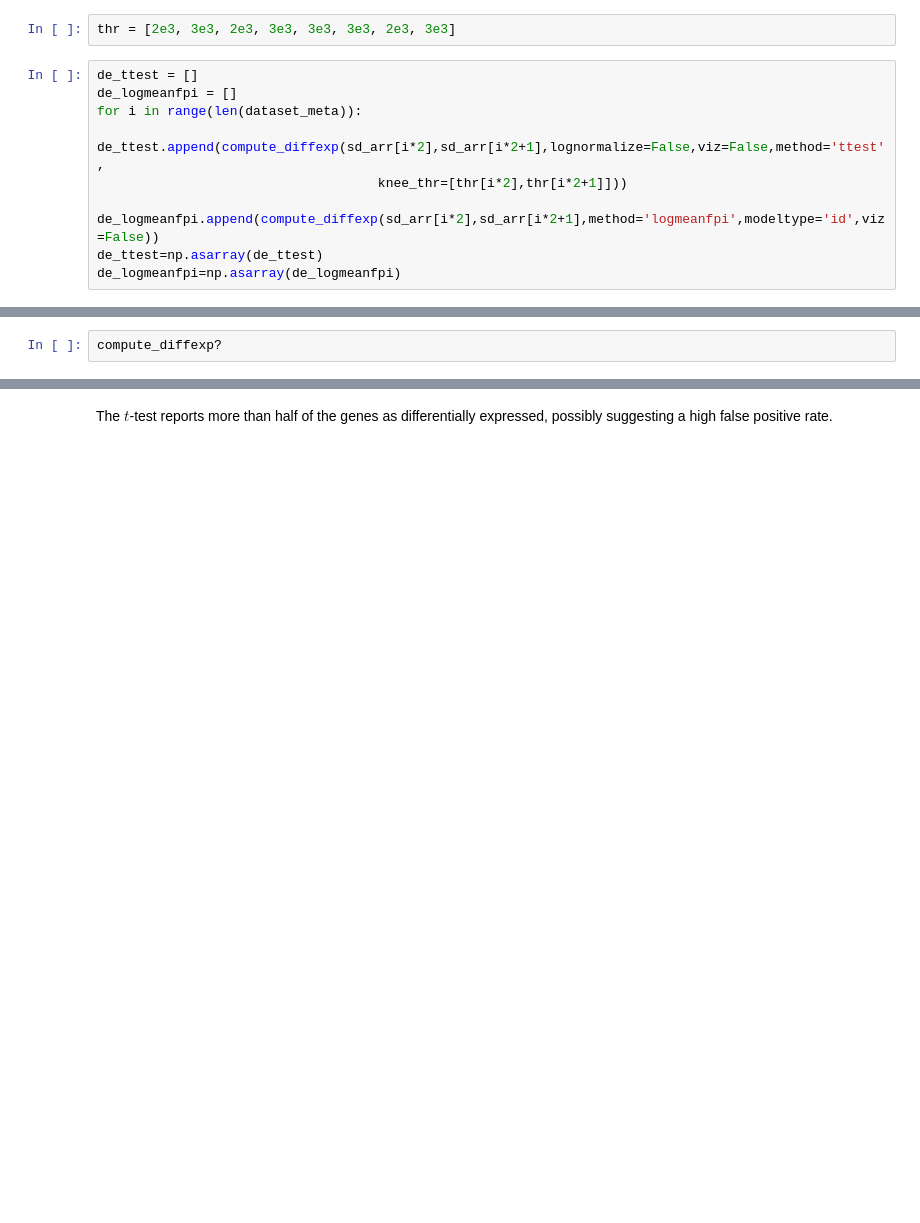
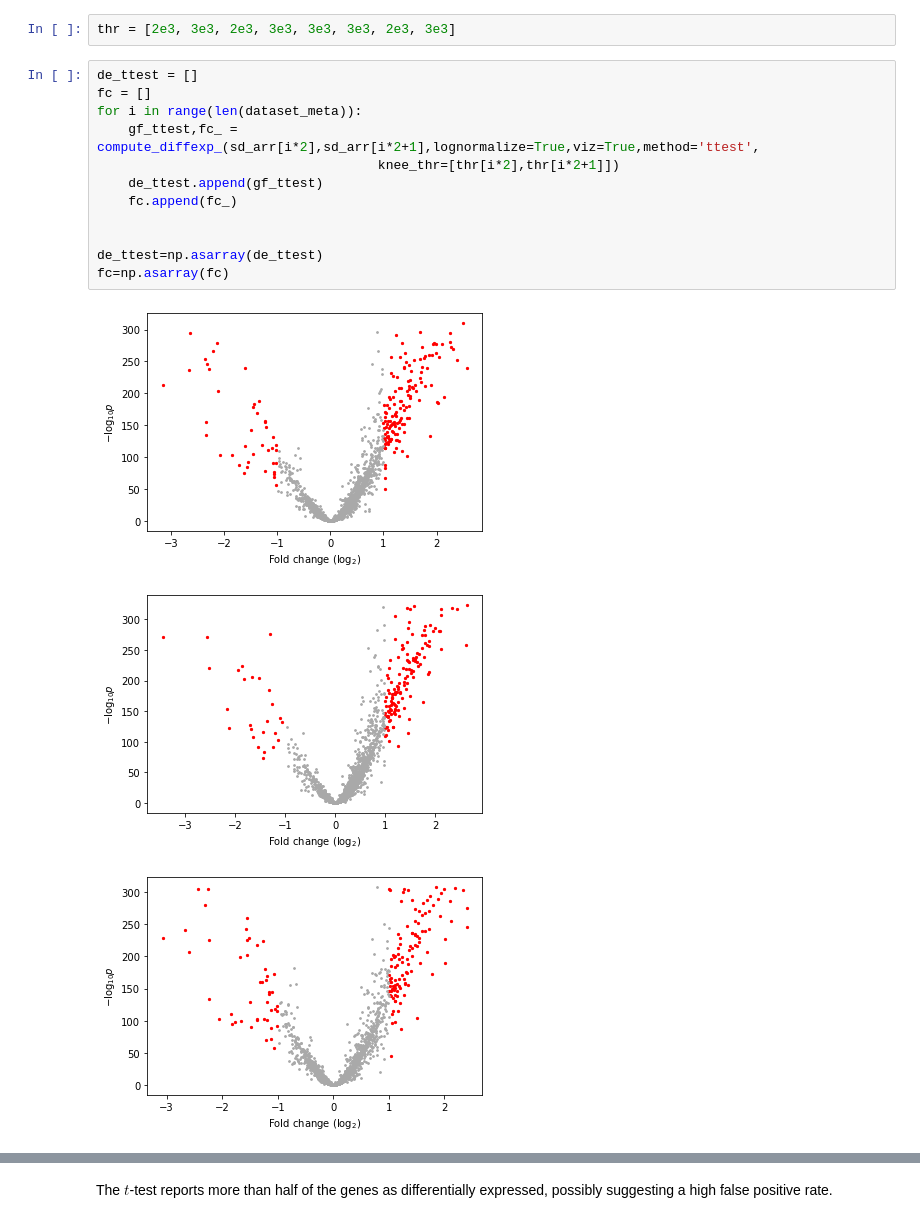
Before and after one commit to gennadygorin/seq-cme-technoise, a Jupyter notebook: gg220601_allen_celltypes_de_analysis.ipynb, the cells around one changed output, grey strips where cells are left out. Cells and saved outputs as stored; diff of their text form; blank space fills up the shorter version.

```diff
--- a/gg220601_allen_celltypes_de_analysis.ipynb
+++ b/gg220601_allen_celltypes_de_analysis.ipynb
@@ -259,10 +259,17 @@ Alternatively, we can find differentially expressed genes by a $t$-test and an a
 thr = [2e3, 3e3, 2e3, 3e3, 3e3, 3e3, 2e3, 3e3]
 # %%
 de_ttest = []
-de_logmeanfpi = []
+fc = []
 for i in range(len(dataset_meta)):
-    de_ttest.append(compute_diffexp(sd_arr[i*2],sd_arr[i*2+1],lognormalize=False,viz=False,method='ttest',
-                                    knee_thr=[thr[i*2],thr[i*2+1]]))
-    de_logmeanfpi.append(compute_diffexp(sd_arr[i*2],sd_arr[i*2+1],method='logmeanfpi',modeltype='id',viz=False))
+    gf_ttest,fc_ = compute_diffexp_(sd_arr[i*2],sd_arr[i*2+1],lognormalize=True,viz=True,method='ttest',
+                                    knee_thr=[thr[i*2],thr[i*2+1]])
+    de_ttest.append(gf_ttest)
+    fc.append(fc_)
+
+
 de_ttest=np.asarray(de_ttest)
-de_logmeanfpi=np.asarray(de_logmeanfpi)
+fc=np.asarray(fc)
+# %% [output]
+[figure, added]
+[figure, added]
+[figure, added]
@@ -269,2 +276,0 @@ de_logmeanfpi=np.asarray(de_logmeanfpi)
-# %%
-compute_diffexp?
```
Also changed, not shown: parts of 6 cells of this notebook.
